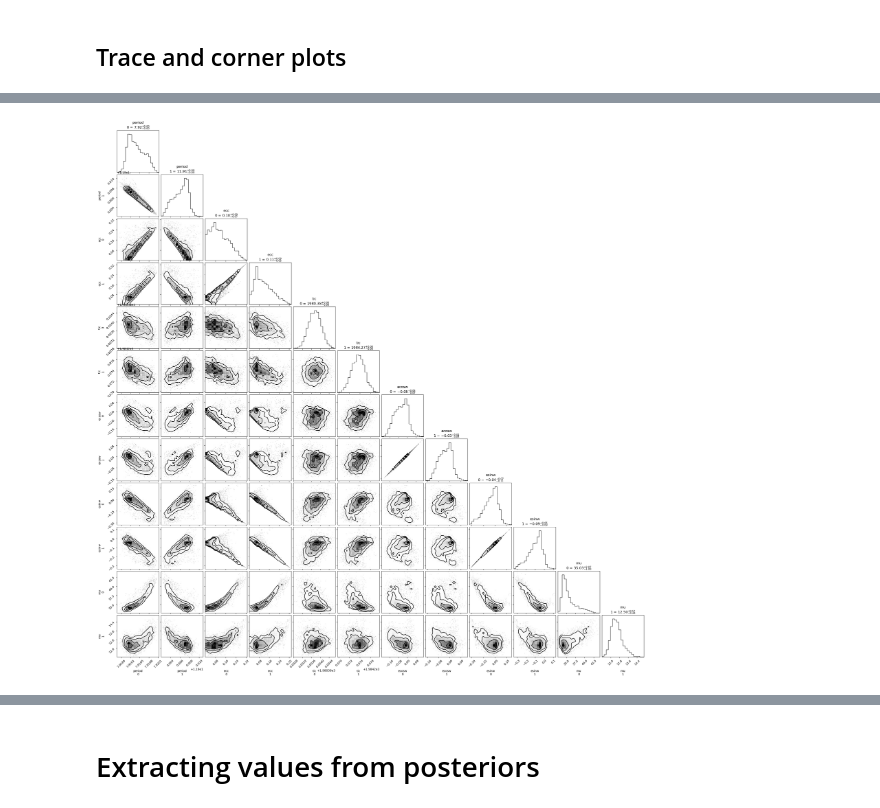
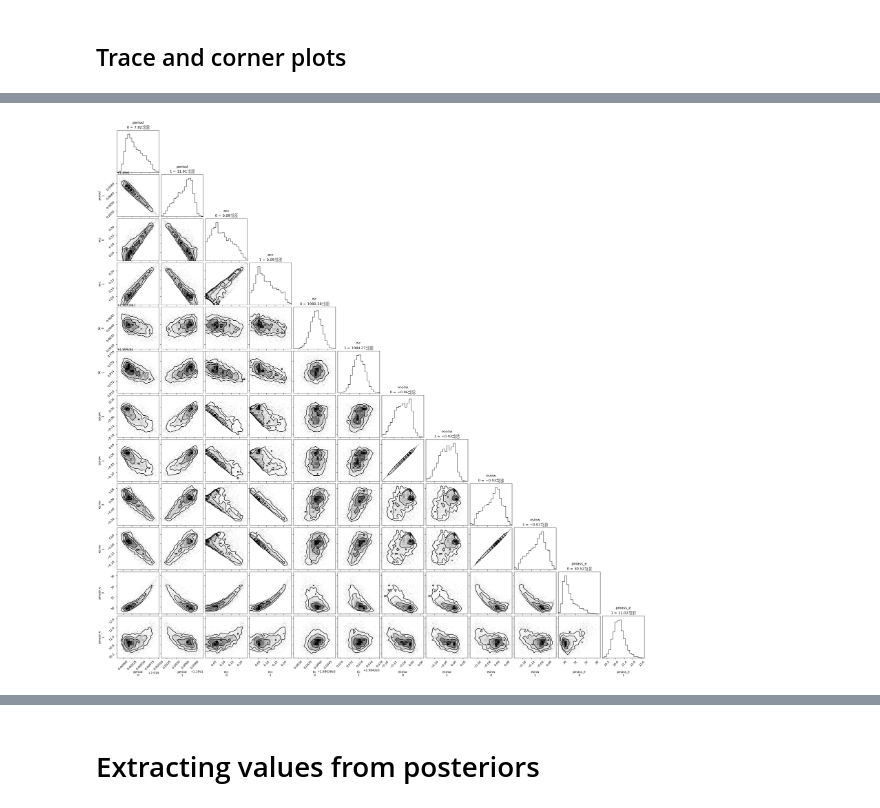
Before and after one commit to pentrican10/k2-19-project, a Jupyter notebook: 5_run_analysis.ipynb, the cells around one changed output, grey strips where cells are left out. Cells and saved outputs as stored; diff of their text form; code cells hidden in the pictures.

```diff
--- a/5_run_analysis.ipynb
+++ b/5_run_analysis.ipynb
@@ -23,7 +23,10 @@ import pandas as pd
 TESS_offset = 2457000
 petigura_offset = 2454833
 # %%
-with open('data/jnkep_initial_fit_data.pkl', 'rb') as f:
+file_name = 'jnkep_initial_fit_data_tree-11_accept-90_hessian_emax-0.5.pkl'
+file_name = 'data/jnkep_initial_fit_data.pkl'
+
+with open(file_name, 'rb') as f:
     data = pickle.load(f)
 
 popt = data['popt']
@@ -322,3 +407,8 @@ Formatted results saved to data/toi_1339_transit_predictions_table.txt
 ## Trace and corner plots
 # %%
 sample_keys = ["ecosw", "esinw", "pmass", "period", "tic"] # uniform mass prior
+# %%
+import arviz as az
+# idata = az.from_numpyro(mcmc)
+samples_sorted = mcmc.get_samples(group_by_chain=True)
+idata = az.from_dict(posterior=samples_sorted)
@@ -325,6 +422,6 @@ sample_keys = ["ecosw", "esinw", "pmass", "period", "tic"] # uniform mass prior
 # %%
-import arviz as az
-idata = az.from_numpyro(mcmc)
-fig = az.plot_trace(mcmc, var_names=sample_keys, compact=False)
-plt.figure(dpi=300)
-plt.tight_layout(pad=0.2)
+# import arviz as az
+# idata = az.from_numpyro(mcmc)
+# fig = az.plot_trace(idata, var_names=sample_keys, compact=False)
+# plt.figure(dpi=300)
+# plt.tight_layout(pad=0.2)
@@ -334,9 +428,12 @@ plt.tight_layout(pad=0.2)
 # %%
-idata.posterior['mu'] = idata.posterior['pmass'] / 3.003e-6
-names = ["period", "ecc", "tic", "ecosw", "esinw", "mu"]
+# idata.posterior['mu'] = idata.posterior['pmass'] / 3.003e-6
+import astropy.constants as u
+convert = ((0.88*u.M_sun) / u.M_earth).value
+idata.posterior['pmass_e'] = idata.posterior['pmass'] * convert
+names = ["period", "ecc", "tic", "ecosw", "esinw", "pmass_e"]
 fig = corner.corner(idata, var_names=names, show_titles=True)
 # %% [output]
-[figure, old version]
+[figure, new version]
 # %%
 ### 2D posterior for ecosw and esinw
 ecosw_b = samples["ecosw"][:, 0]
```
Also changed, not shown: parts of 17 cells of this notebook, 11 other files.
